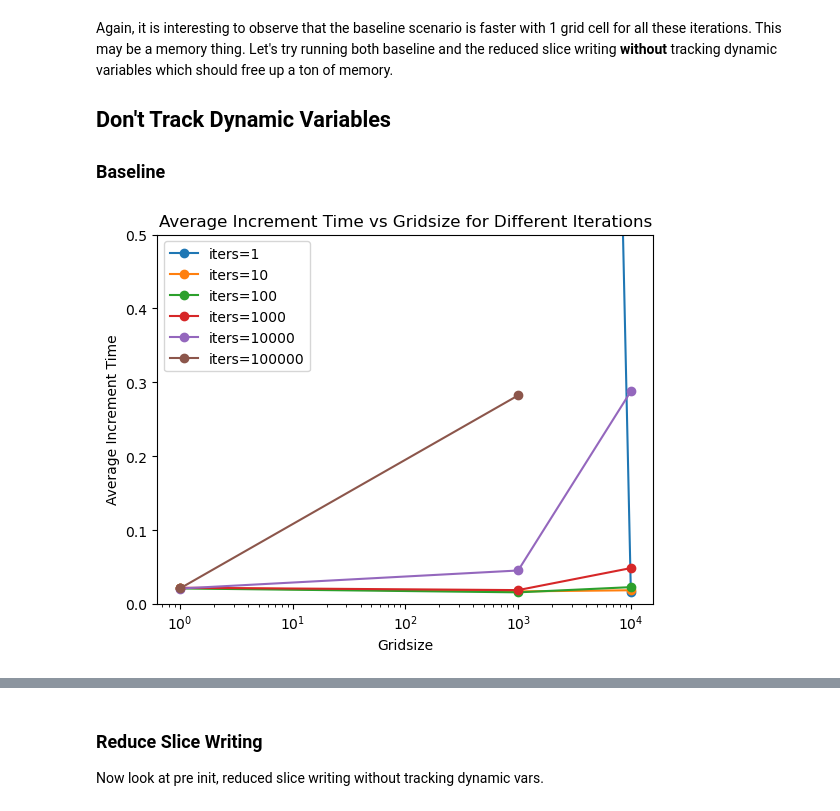
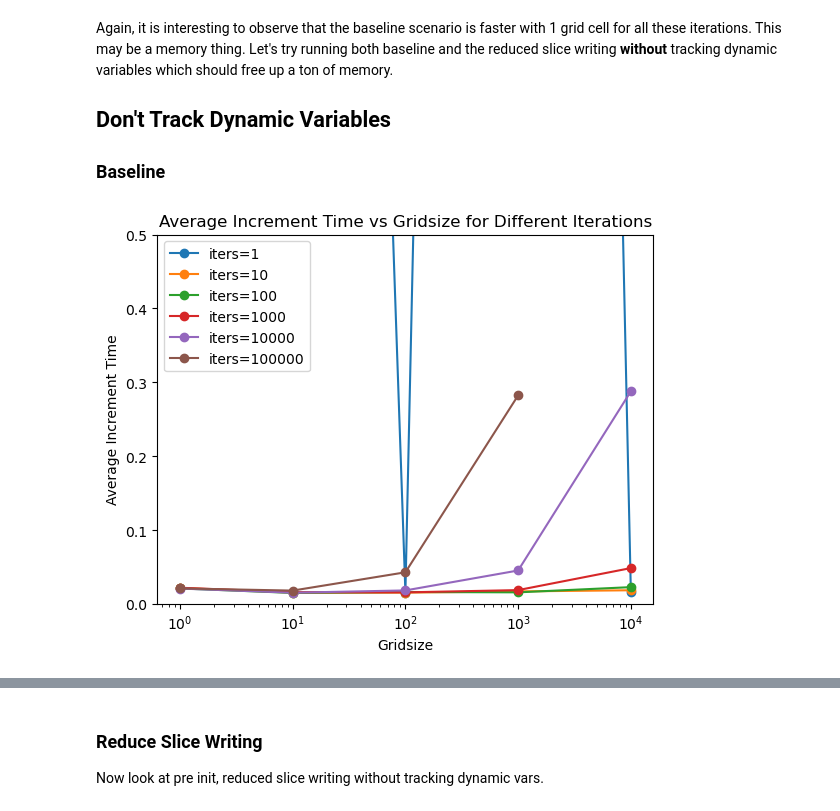
Before and after one commit to EcohydrologyTeam/ClearWater-modules, a Jupyter notebook: examples/dev_sandbox/performance_profiling_tsm.ipynb, the cells around one changed output, grey strips where cells are left out. Saved outputs shown, nothing was run; the diff lists cells and outputs as text; code cells hidden in the pictures.

```diff
--- a/examples/dev_sandbox/performance_profiling_tsm.ipynb
+++ b/examples/dev_sandbox/performance_profiling_tsm.ipynb
@@ -284,10 +284,11 @@ Again, it is interesting to observe that the baseline scenario is faster with 1
 # %%
 bs_min = pd.read_csv(
     '../temp/performance_profiling/baseline_dont_track_dynamic_vars.log'
 )
+bs_min = bs_min.sort_values(by=['iters', 'gridsize'])
 basic_plot(bs_min)
 # %% [output]
-[figure, old version]
+[figure, new version]
 # %%
 fig, axs = plt.subplots(6,1)
 
```
Also changed, not shown: parts of 3 cells of this notebook.
